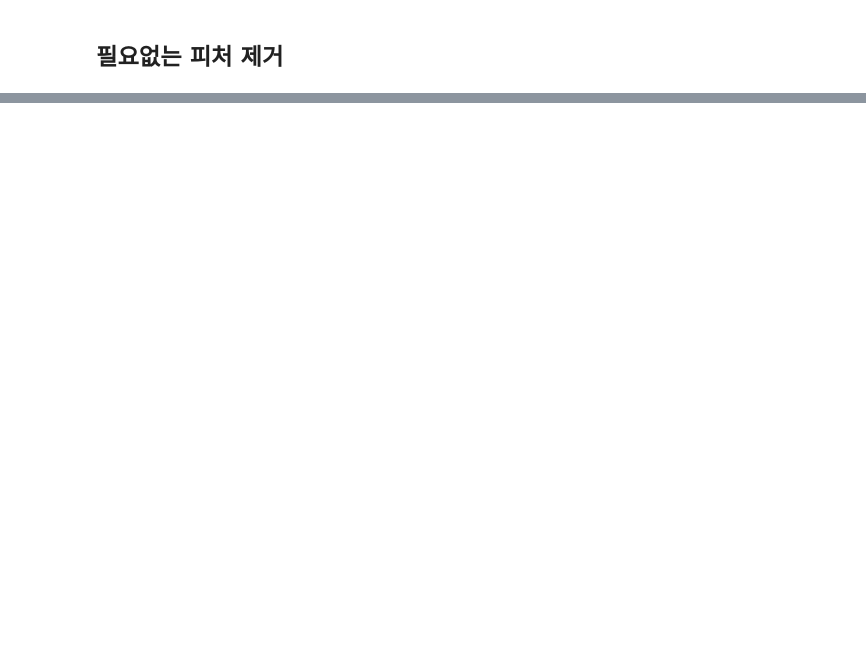
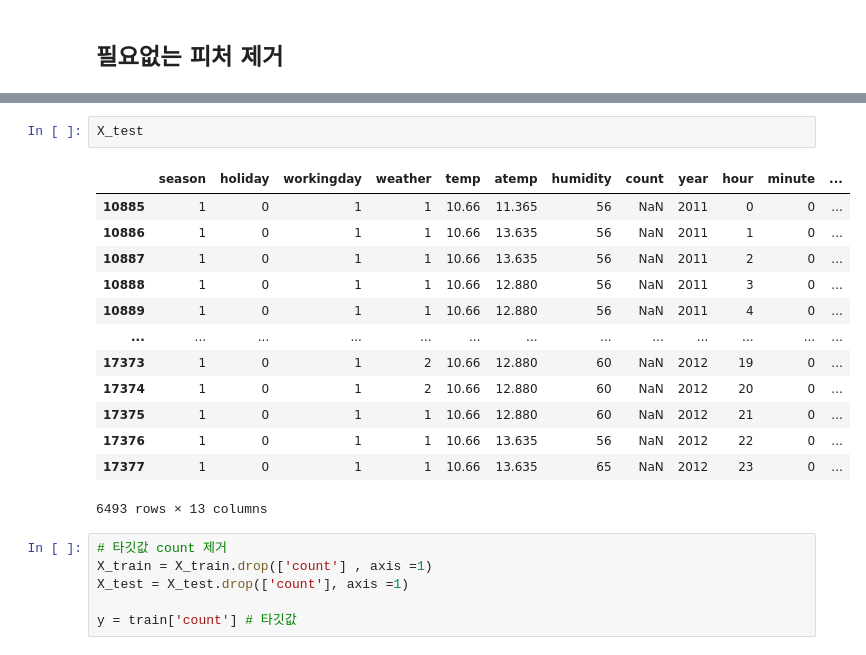
Before and after one commit to andypsh/BIGDATA2022, a Jupyter notebook: 머신러닝/Kaggle/자전거 대여 수요예측/자전거 대여 수요 예측_모델링.ipynb, the cells around one changed output, grey strips where cells are left out. Cells and saved outputs as stored; diff of their text form; blank space fills up the shorter version.

```diff
--- a/머신러닝/Kaggle/자전거 대여 수요예측/자전거 대여 수요 예측_모델링.ipynb
+++ b/머신러닝/Kaggle/자전거 대여 수요예측/자전거 대여 수요 예측_모델링.ipynb
@@ -102,0 +129,22 @@ all_data
+# %%
+X_test
+# %% [output]
+|  | season | holiday | workingday | weather | temp | atemp | humidity | count | year | hour | minute | ... |
+| 10885 | 1 | 0 | 1 | 1 | 10.66 | 11.365 | 56 | NaN | 2011 | 0 | 0 | ... |
+| 10886 | 1 | 0 | 1 | 1 | 10.66 | 13.635 | 56 | NaN | 2011 | 1 | 0 | ... |
+| 10887 | 1 | 0 | 1 | 1 | 10.66 | 13.635 | 56 | NaN | 2011 | 2 | 0 | ... |
+| 10888 | 1 | 0 | 1 | 1 | 10.66 | 12.880 | 56 | NaN | 2011 | 3 | 0 | ... |
+| 10889 | 1 | 0 | 1 | 1 | 10.66 | 12.880 | 56 | NaN | 2011 | 4 | 0 | ... |
+| ... | ... | ... | ... | ... | ... | ... | ... | ... | ... | ... | ... | ... |
+| 17373 | 1 | 0 | 1 | 2 | 10.66 | 12.880 | 60 | NaN | 2012 | 19 | 0 | ... |
+| 17374 | 1 | 0 | 1 | 2 | 10.66 | 12.880 | 60 | NaN | 2012 | 20 | 0 | ... |
+| 17375 | 1 | 0 | 1 | 1 | 10.66 | 12.880 | 60 | NaN | 2012 | 21 | 0 | ... |
+| 17376 | 1 | 0 | 1 | 1 | 10.66 | 13.635 | 56 | NaN | 2012 | 22 | 0 | ... |
+| 17377 | 1 | 0 | 1 | 1 | 10.66 | 13.635 | 65 | NaN | 2012 | 23 | 0 | ... |
+6493 rows × 13 columns
+# %%
+# 타깃값 count 제거
+X_train = X_train.drop(['count'] , axis =1)
+X_test = X_test.drop(['count'], axis =1)
+
+y = train['count'] # 타깃값
```
Also changed, not shown: parts of 36 cells of this notebook, 7 other files.
